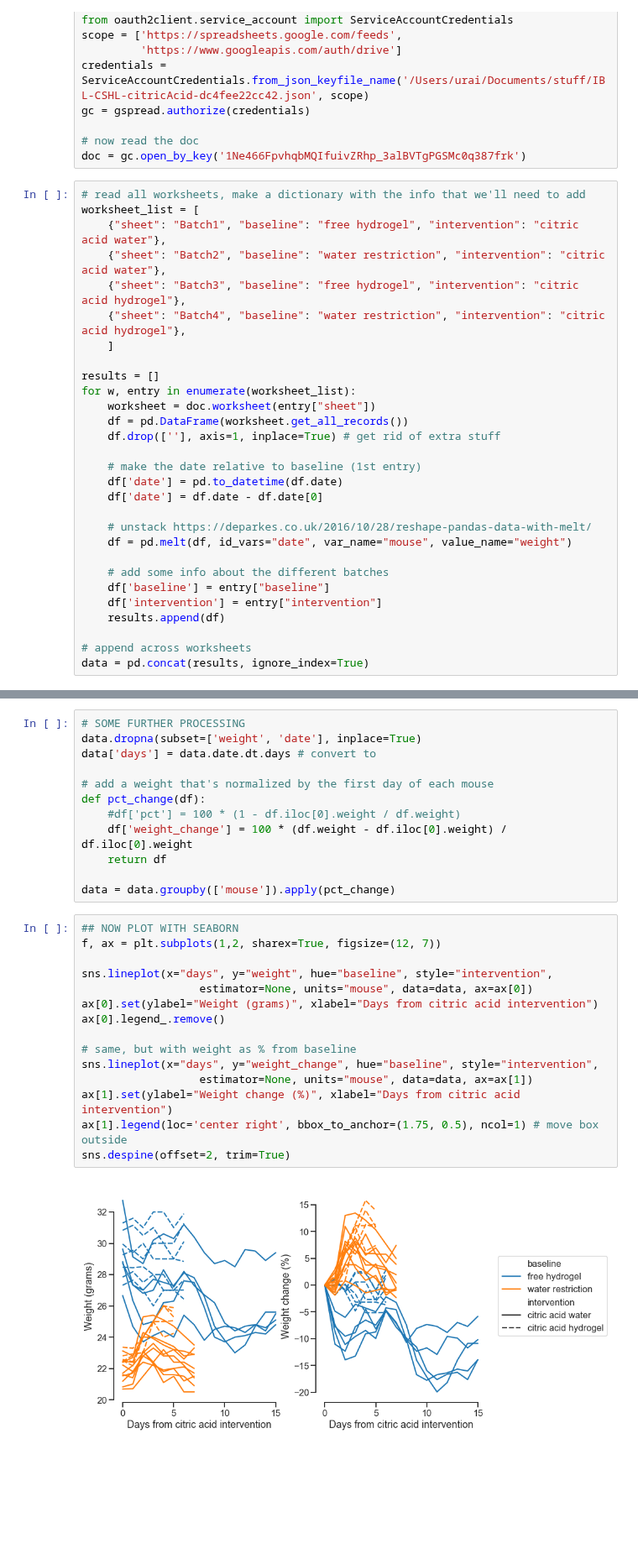
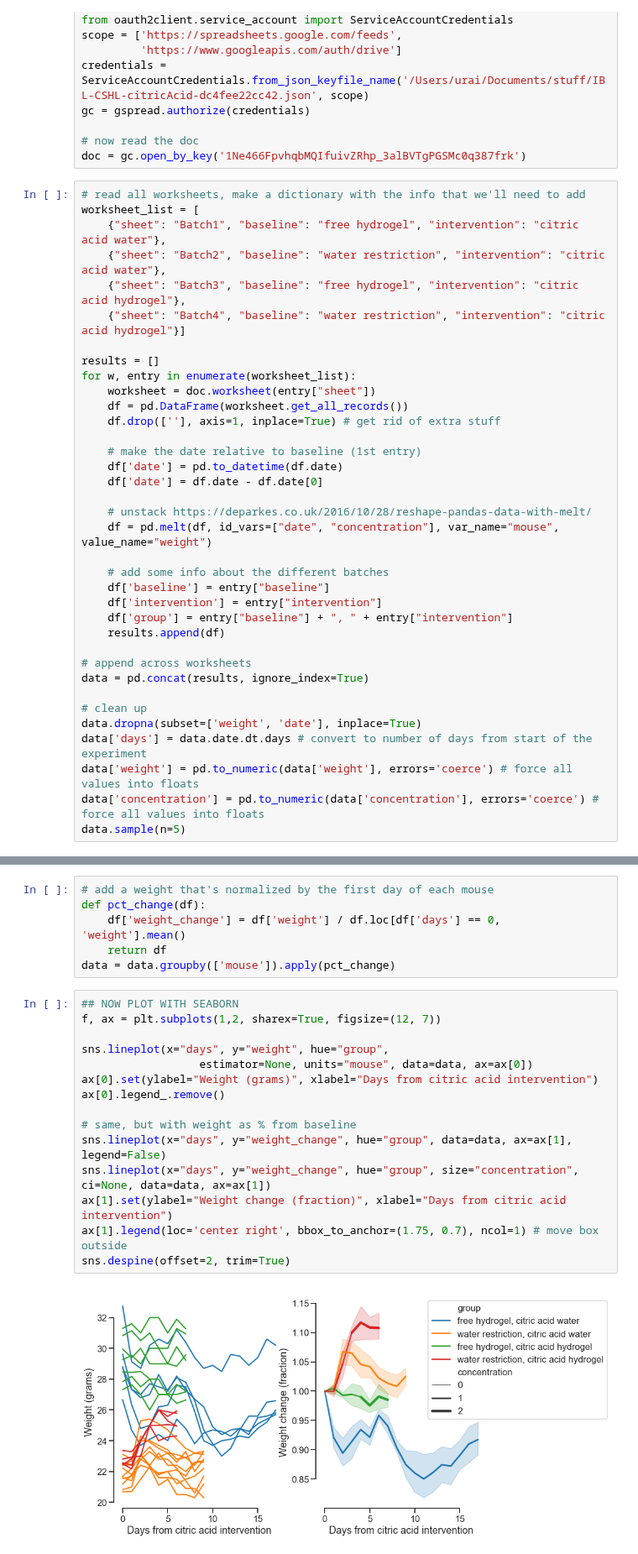
Before and after one commit to int-brain-lab/analysis, a Jupyter notebook: plotting/weightmonitoring_citricacid.ipynb, the cells around one changed output, grey strips where cells are left out. Shown at 84% size. Drawn from its saved outputs; the diff is of its cells as text; blank space fills up the shorter version.

Commit message:
updated citric acid plots

```diff
--- a/plotting/weightmonitoring_citricacid.ipynb
+++ b/plotting/weightmonitoring_citricacid.ipynb
@@ -24,8 +24,7 @@ worksheet_list = [
     {"sheet": "Batch1", "baseline": "free hydrogel", "intervention": "citric acid water"},
     {"sheet": "Batch2", "baseline": "water restriction", "intervention": "citric acid water"},
     {"sheet": "Batch3", "baseline": "free hydrogel", "intervention": "citric acid hydrogel"},
-    {"sheet": "Batch4", "baseline": "water restriction", "intervention": "citric acid hydrogel"},
-    ]
+    {"sheet": "Batch4", "baseline": "water restriction", "intervention": "citric acid hydrogel"}]
 
 results = []
 for w, entry in enumerate(worksheet_list):
@@ -38,12 +37,20 @@ for w, entry in enumerate(worksheet_list):
     df['date'] = df.date - df.date[0]
 
     # unstack https://deparkes.co.uk/2016/10/28/reshape-pandas-data-with-melt/
-    df = pd.melt(df, id_vars="date", var_name="mouse", value_name="weight")
+    df = pd.melt(df, id_vars=["date", "concentration"], var_name="mouse", value_name="weight")
 
     # add some info about the different batches
     df['baseline'] = entry["baseline"]
     df['intervention'] = entry["intervention"]
+    df['group'] = entry["baseline"] + ", " + entry["intervention"]
     results.append(df)
 
 # append across worksheets
 data = pd.concat(results, ignore_index=True)
+
+# clean up
+data.dropna(subset=['weight', 'date'], inplace=True)
+data['days'] = data.date.dt.days # convert to number of days from start of the experiment
+data['weight'] = pd.to_numeric(data['weight'], errors='coerce') # force all values into floats
+data['concentration'] = pd.to_numeric(data['concentration'], errors='coerce') # force all values into floats
+data.sample(n=5)
@@ -50,29 +64,23 @@ data = pd.concat(results, ignore_index=True)
 # %%
-# SOME FURTHER PROCESSING
-data.dropna(subset=['weight', 'date'], inplace=True)
-data['days'] = data.date.dt.days # convert to
-
 # add a weight that's normalized by the first day of each mouse
 def pct_change(df):
-    #df['pct'] = 100 * (1 - df.iloc[0].weight / df.weight)
-    df['weight_change'] = 100 * (df.weight - df.iloc[0].weight) / df.iloc[0].weight
+    df['weight_change'] = df['weight'] / df.loc[df['days'] == 0, 'weight'].mean()
     return df
-
 data = data.groupby(['mouse']).apply(pct_change)
 # %%
 ## NOW PLOT WITH SEABORN
 f, ax = plt.subplots(1,2, sharex=True, figsize=(12, 7))
 
-sns.lineplot(x="days", y="weight", hue="baseline", style="intervention",
+sns.lineplot(x="days", y="weight", hue="group",
                   estimator=None, units="mouse", data=data, ax=ax[0])
 ax[0].set(ylabel="Weight (grams)", xlabel="Days from citric acid intervention")
 ax[0].legend_.remove()
 
 # same, but with weight as % from baseline
-sns.lineplot(x="days", y="weight_change", hue="baseline", style="intervention",
-                  estimator=None, units="mouse", data=data, ax=ax[1])
-ax[1].set(ylabel="Weight change (%)", xlabel="Days from citric acid intervention")
-ax[1].legend(loc='center right', bbox_to_anchor=(1.75, 0.5), ncol=1) # move box outside
+sns.lineplot(x="days", y="weight_change", hue="group", data=data, ax=ax[1], legend=False)
+sns.lineplot(x="days", y="weight_change", hue="group", size="concentration", ci=None, data=data, ax=ax[1])
+ax[1].set(ylabel="Weight change (fraction)", xlabel="Days from citric acid intervention")
+ax[1].legend(loc='center right', bbox_to_anchor=(1.75, 0.7), ncol=1) # move box outside
 sns.despine(offset=2, trim=True)
 # %% [output]
-[figure, old version]
+[figure, new version]
```
Also changed, not shown: parts of 1 cell of this notebook.
